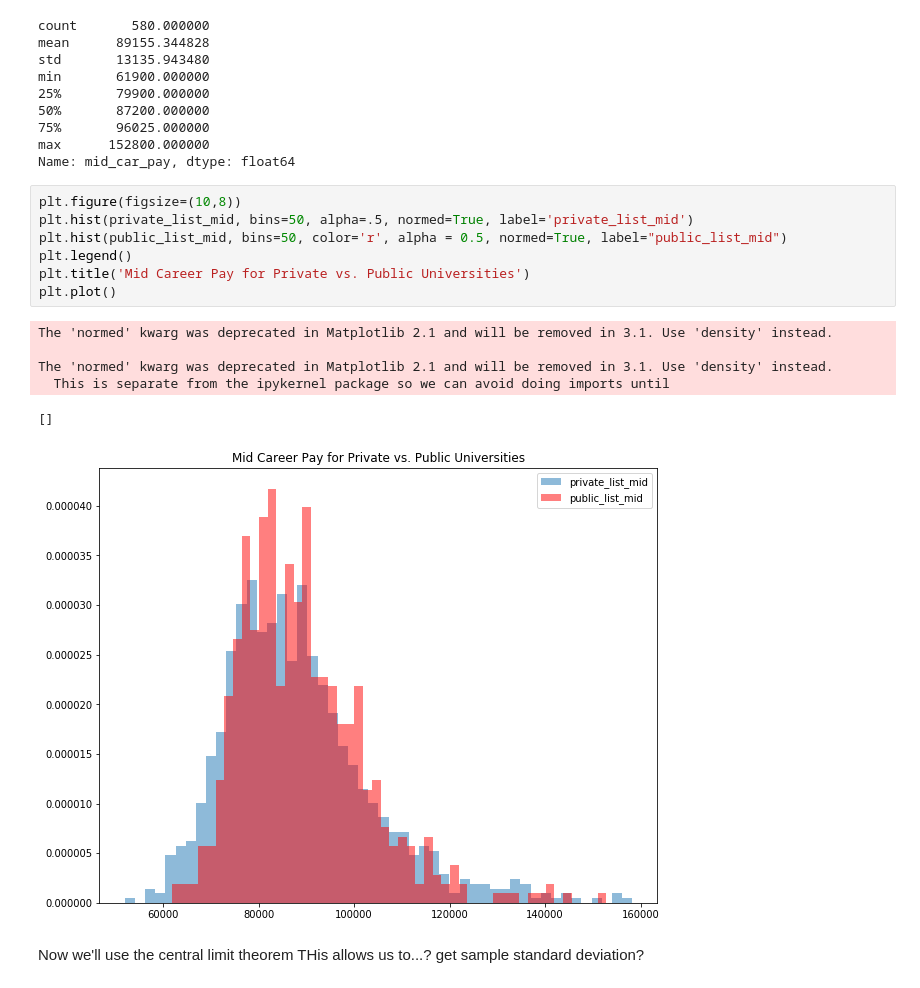
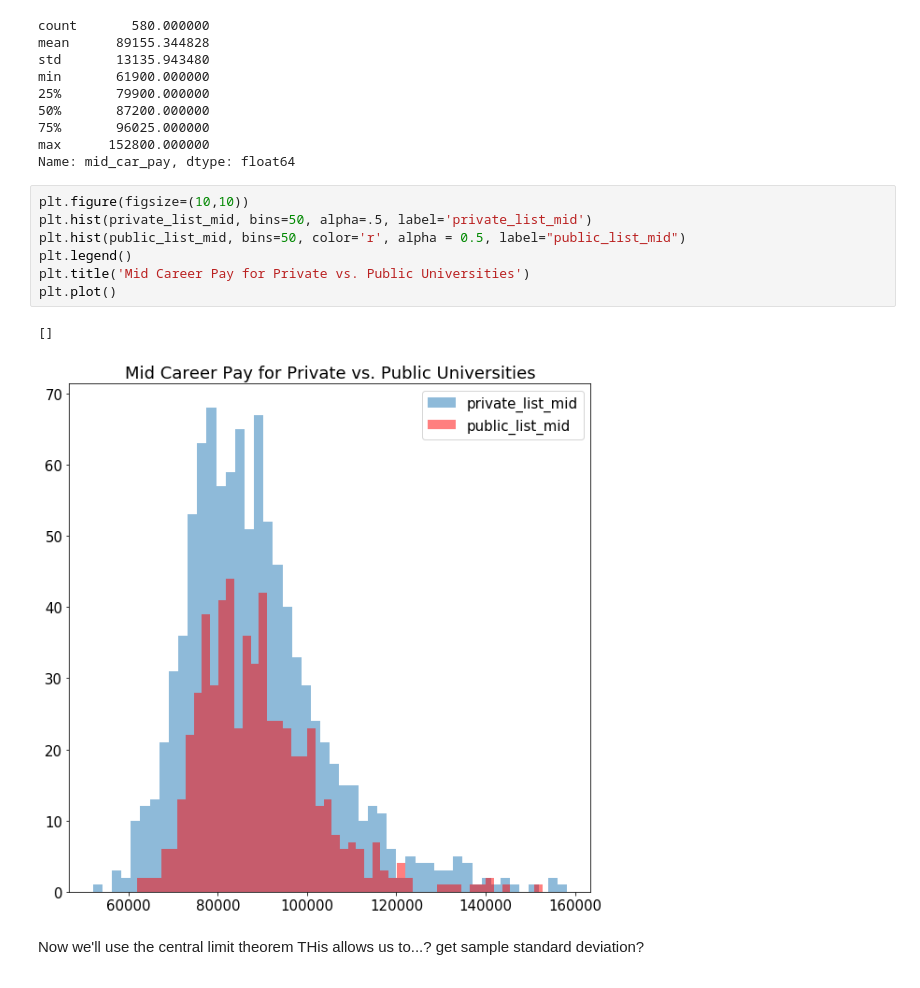
Before and after one commit to gseemann/College_Stats_Test, a Jupyter notebook: Gabriel.ipynb, the cells around one changed output. Drawn from its saved outputs; the diff is of its cells as text.

```diff
--- a/Gabriel.ipynb
+++ b/Gabriel.ipynb
@@ -401,19 +412,15 @@ min       61900.000000
 max      152800.000000
 Name: mid_car_pay, dtype: float64
 # %%
-plt.figure(figsize=(10,8))
-plt.hist(private_list_mid, bins=50, alpha=.5, normed=True, label='private_list_mid')
-plt.hist(public_list_mid, bins=50, color='r', alpha = 0.5, normed=True, label="public_list_mid")
+plt.figure(figsize=(10,10))
+plt.hist(private_list_mid, bins=50, alpha=.5, label='private_list_mid')
+plt.hist(public_list_mid, bins=50, color='r', alpha = 0.5, label="public_list_mid")
 plt.legend()
 plt.title('Mid Career Pay for Private vs. Public Universities')
 plt.plot()
 # %% [output]
-The 'normed' kwarg was deprecated in Matplotlib 2.1 and will be removed in 3.1. Use 'density' instead.
-
-The 'normed' kwarg was deprecated in Matplotlib 2.1 and will be removed in 3.1. Use 'density' instead.
-  This is separate from the ipykernel package so we can avoid doing imports until
+[]
-[]
-[figure, old version]
+[figure, new version]
 # %% [markdown]
 Now we'll use the central limit theorem
 THis allows us to...? get sample standard deviation?
```
Also changed, not shown: parts of 6 cells of this notebook.
